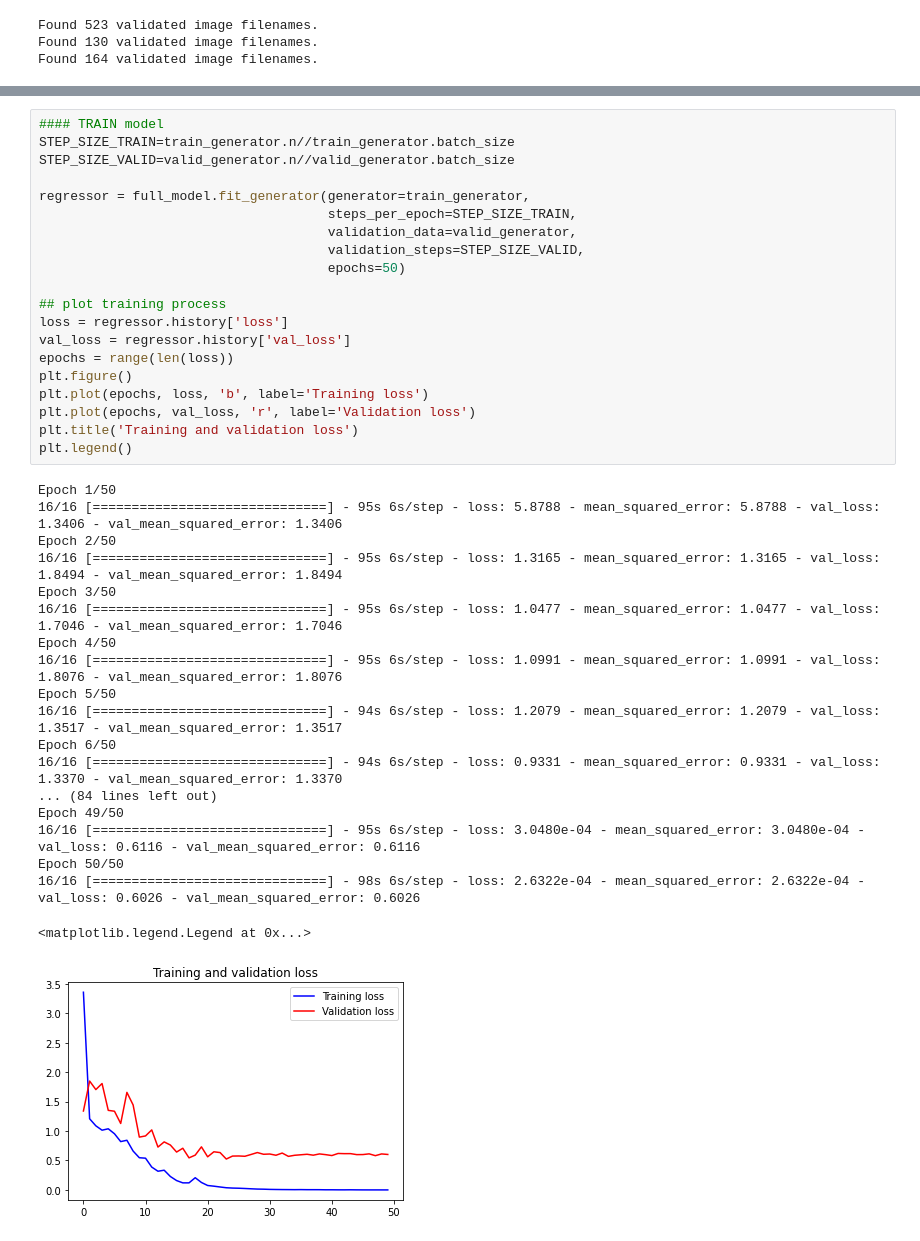
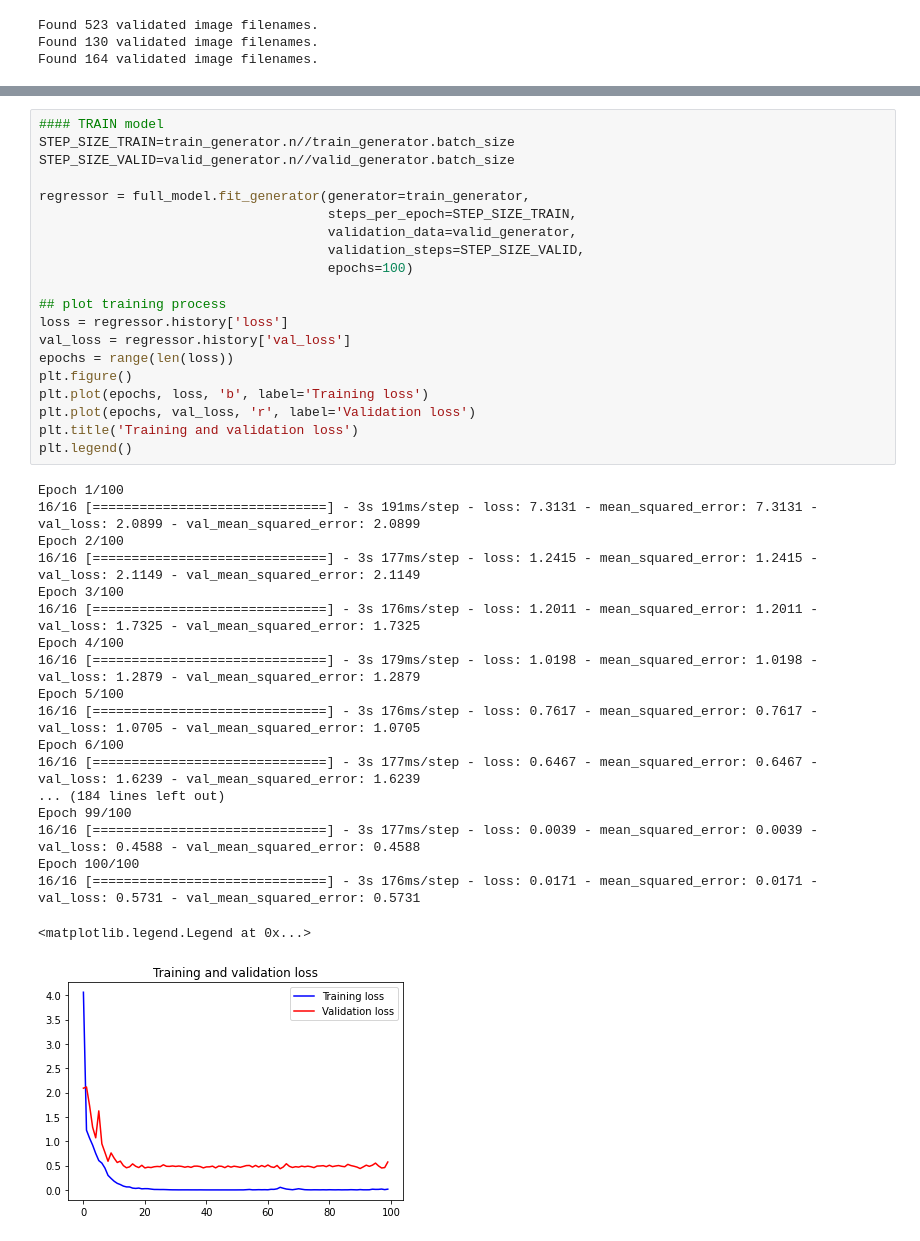
Before and after one commit to JiatingLi/CNN_SoybeanIDC, a Jupyter notebook: CNN.ipynb, the cells around one changed output, grey strips where cells are left out. Cells and saved outputs as stored; diff of their text form.

```diff
--- a/CNN.ipynb
+++ b/CNN.ipynb
@@ -105,43 +120,43 @@ full_model.compile(loss='mean_squared_error', metrics=['mean_squared_error'], op
 # %%
 #### TRAIN model
 STEP_SIZE_TRAIN=train_generator.n//train_generator.batch_size
 STEP_SIZE_VALID=valid_generator.n//valid_generator.batch_size
 
 regressor = full_model.fit_generator(generator=train_generator,
                                      steps_per_epoch=STEP_SIZE_TRAIN,
                                      validation_data=valid_generator,
                                      validation_steps=STEP_SIZE_VALID,
-                                     epochs=50)
+                                     epochs=100)
 
 ## plot training process
 loss = regressor.history['loss']
 val_loss = regressor.history['val_loss']
 epochs = range(len(loss))
 plt.figure()
 plt.plot(epochs, loss, 'b', label='Training loss')
 plt.plot(epochs, val_loss, 'r', label='Validation loss')
 plt.title('Training and validation loss')
 plt.legend()
 # %% [output]
-Epoch 1/50
-16/16 [==============================] - 95s 6s/step - loss: 5.8788 - mean_squared_error: 5.8788 - val_loss: 1.3406 - val_mean_squared_error: 1.3406
-Epoch 2/50
-16/16 [==============================] - 95s 6s/step - loss: 1.3165 - mean_squared_error: 1.3165 - val_loss: 1.8494 - val_mean_squared_error: 1.8494
-Epoch 3/50
-16/16 [==============================] - 95s 6s/step - loss: 1.0477 - mean_squared_error: 1.0477 - val_loss: 1.7046 - val_mean_squared_error: 1.7046
-Epoch 4/50
-16/16 [==============================] - 95s 6s/step - loss: 1.0991 - mean_squared_error: 1.0991 - val_loss: 1.8076 - val_mean_squared_error: 1.8076
-Epoch 5/50
-16/16 [==============================] - 94s 6s/step - loss: 1.2079 - mean_squared_error: 1.2079 - val_loss: 1.3517 - val_mean_squared_error: 1.3517
-Epoch 6/50
-16/16 [==============================] - 94s 6s/step - loss: 0.9331 - mean_squared_error: 0.9331 - val_loss: 1.3370 - val_mean_squared_error: 1.3370
-... (84 lines left out)
-Epoch 49/50
-16/16 [==============================] - 95s 6s/step - loss: 3.0480e-04 - mean_squared_error: 3.0480e-04 - val_loss: 0.6116 - val_mean_squared_error: 0.6116
-Epoch 50/50
-16/16 [==============================] - 98s 6s/step - loss: 2.6322e-04 - mean_squared_error: 2.6322e-04 - val_loss: 0.6026 - val_mean_squared_error: 0.6026
+Epoch 1/100
+16/16 [==============================] - 3s 191ms/step - loss: 7.3131 - mean_squared_error: 7.3131 - val_loss: 2.0899 - val_mean_squared_error: 2.0899
+Epoch 2/100
+16/16 [==============================] - 3s 177ms/step - loss: 1.2415 - mean_squared_error: 1.2415 - val_loss: 2.1149 - val_mean_squared_error: 2.1149
+Epoch 3/100
+16/16 [==============================] - 3s 176ms/step - loss: 1.2011 - mean_squared_error: 1.2011 - val_loss: 1.7325 - val_mean_squared_error: 1.7325
+Epoch 4/100
+16/16 [==============================] - 3s 179ms/step - loss: 1.0198 - mean_squared_error: 1.0198 - val_loss: 1.2879 - val_mean_squared_error: 1.2879
+Epoch 5/100
+16/16 [==============================] - 3s 176ms/step - loss: 0.7617 - mean_squared_error: 0.7617 - val_loss: 1.0705 - val_mean_squared_error: 1.0705
+Epoch 6/100
+16/16 [==============================] - 3s 177ms/step - loss: 0.6467 - mean_squared_error: 0.6467 - val_loss: 1.6239 - val_mean_squared_error: 1.6239
+... (184 lines left out)
+Epoch 99/100
+16/16 [==============================] - 3s 177ms/step - loss: 0.0039 - mean_squared_error: 0.0039 - val_loss: 0.4588 - val_mean_squared_error: 0.4588
+Epoch 100/100
+16/16 [==============================] - 3s 176ms/step - loss: 0.0171 - mean_squared_error: 0.0171 - val_loss: 0.5731 - val_mean_squared_error: 0.5731
 <matplotlib.legend.Legend at 0x...>
-[figure, old version]
+[figure, new version]
 # %%
 #### PREDICTION
 STEP_SIZE_TEST=test_generator.n//test_generator.batch_size
```
Also changed, not shown: parts of 3 cells of this notebook.
